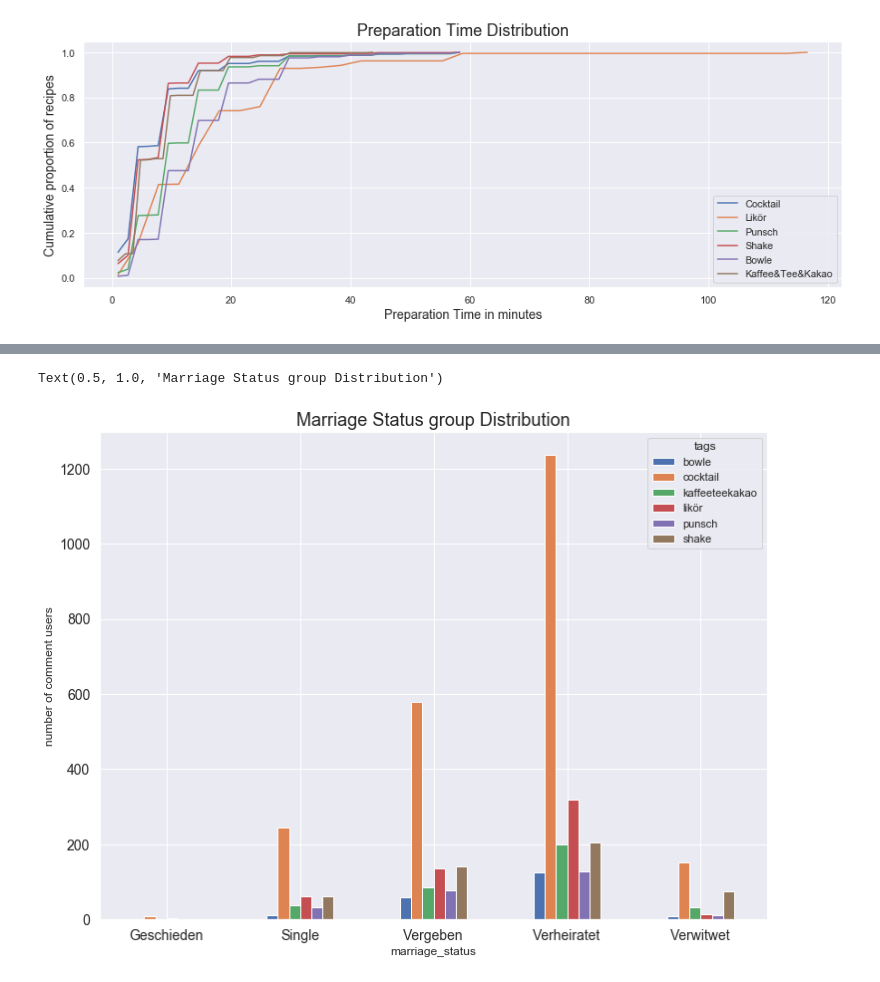
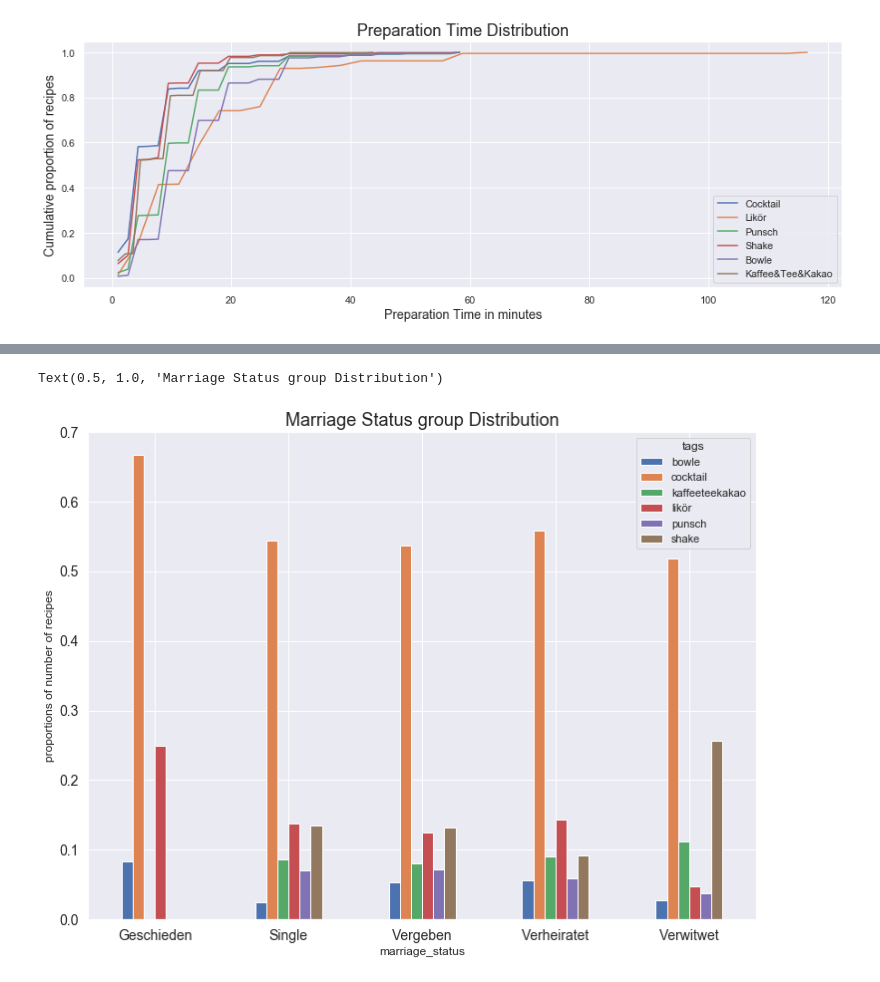
Before and after one commit to sunwen0120/Pratikum, a Jupyter notebook: wen_sun/Getränke analyse/Getränke.ipynb, the cells around one changed output, grey strips where cells are left out. Cells and saved outputs as stored; diff of their text form; code cells hidden in the pictures.

```diff
--- a/wen_sun/Getränke analyse/Getränke.ipynb
+++ b/wen_sun/Getränke analyse/Getränke.ipynb
@@ -194 +195,10 @@ plt.show()
 [figure]
+# %%
+plt.figure(figsize=(8, 5))
+sns.set()
+sns.kdeplot(df_avg['avg_score'], shade=True)
+plt.title('Recipe Rating Distribution', fontsize=18)
+# plt.xlim(-0.5,5.5,0.8)
+plt.ylabel('Normalized Frequency of recipes',fontsize=14)
+plt.xlabel('average score',fontsize=14)
+plt.show()
@@ -326,5 +338,6 @@ df_com2 = sub_cat_in_com(data_com['tags'])
 
 df_com_new = df_com.merge(df_com2, on='recipe_id', how='left')
 df_com_new = df_com_new.set_index(["recipe_id"])
+df_com_new = df_com_new.drop(0, 1)
 df_com_new
 # %% [output]
@@ -422,9 +505,11 @@ Text(0.5, 1.0, 'Sex group Distribution')
 b = 'marriage_status'
 
 df_marriage = remove_none(df_com_new,b)
+df_marriage
 
 df_marriage = df_marriage.groupby('tags').filter(lambda x: len(x) > 10)
 group_marriage = df_marriage.groupby(['marriage_status','tags']).count()
 group_marriage = group_marriage['rating']
+group_marriage = pd.DataFrame(group_marriage)
 group_marriage
 # %% [output]
@@ -447,0 +534,27 @@ Name: rating, dtype: int64
+# %%
+df_marr_1 = group_marriage.iloc[0:3]
+df_marr_1['sum'] = 12
+df_marr_1['scaled'] = df_marr_1.apply(lambda x: x['rating'] / x['sum'], axis=1)
+
+df_marr_2 = group_marriage.iloc[3:9]
+df_marr_2['sum'] = 450
+df_marr_2['scaled'] = df_marr_2.apply(lambda x: x['rating'] / x['sum'], axis=1)
+
+df_marr_3 = group_marriage.iloc[9:15]
+df_marr_3['sum'] = 1076
+df_marr_3['scaled'] = df_marr_3.apply(lambda x: x['rating'] / x['sum'], axis=1)
+
+df_marr_4 = group_marriage.iloc[15:21]
+df_marr_4['sum'] = 2212
+df_marr_4['scaled'] = df_marr_4.apply(lambda x: x['rating'] / x['sum'], axis=1)
+
+df_marr_5 = group_marriage.iloc[21:27]
+df_marr_5['sum'] = 293
+df_marr_5['scaled'] = df_marr_5.apply(lambda x: x['rating'] / x['sum'], axis=1)
+
+frames_m = [df_marr_1,df_marr_2,df_marr_3,df_marr_4,df_marr_5]
+df_group_marr_scaled = pd.concat(frames_m)
+df_group_marr_scaled = df_group_marr_scaled['scaled']
+df_group_marr_scaled
+# marr_cock = df_group_marr_scaled.loc[df_group_marr_scaled['tags'].isin(['cocktail','likör'])]
+# marr_cock
@@ -448,13 +596,13 @@ Name: rating, dtype: int64
 # %%
 # group_marriage.loc['Verheiratet','rating']
 # group_marriage
-group_marriage.unstack().plot(kind='bar',fontsize = 14,figsize=(12,9),rot=0)
+df_group_marr_scaled.unstack().plot(kind='bar',fontsize = 14,figsize=(12,9),rot=0)
 ax.legend(fontsize=14)
-plt.ylabel('number of comment users')
+plt.ylabel('proportions of number of recipes')
 plt.title('Marriage Status group Distribution',fontsize=18)
 # %% [output]
 Text(0.5, 1.0, 'Marriage Status group Distribution')
-[figure, old version]
+[figure, new version]
 # %%
 df_age['age_group'] = df_age['age_num'].apply(age_group)
 df_age
```
Also changed, not shown: parts of 14 cells of this notebook, 8 other files.
